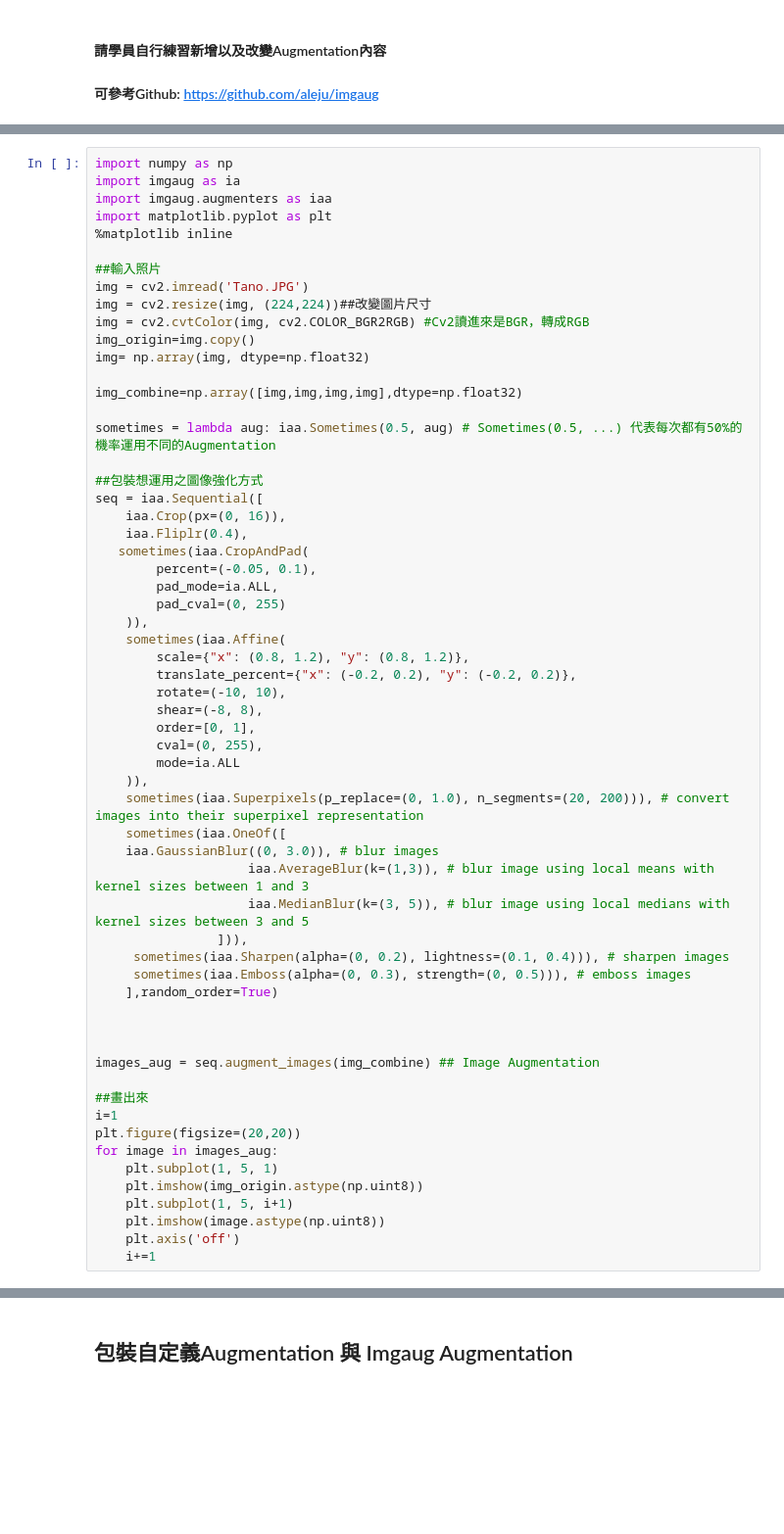
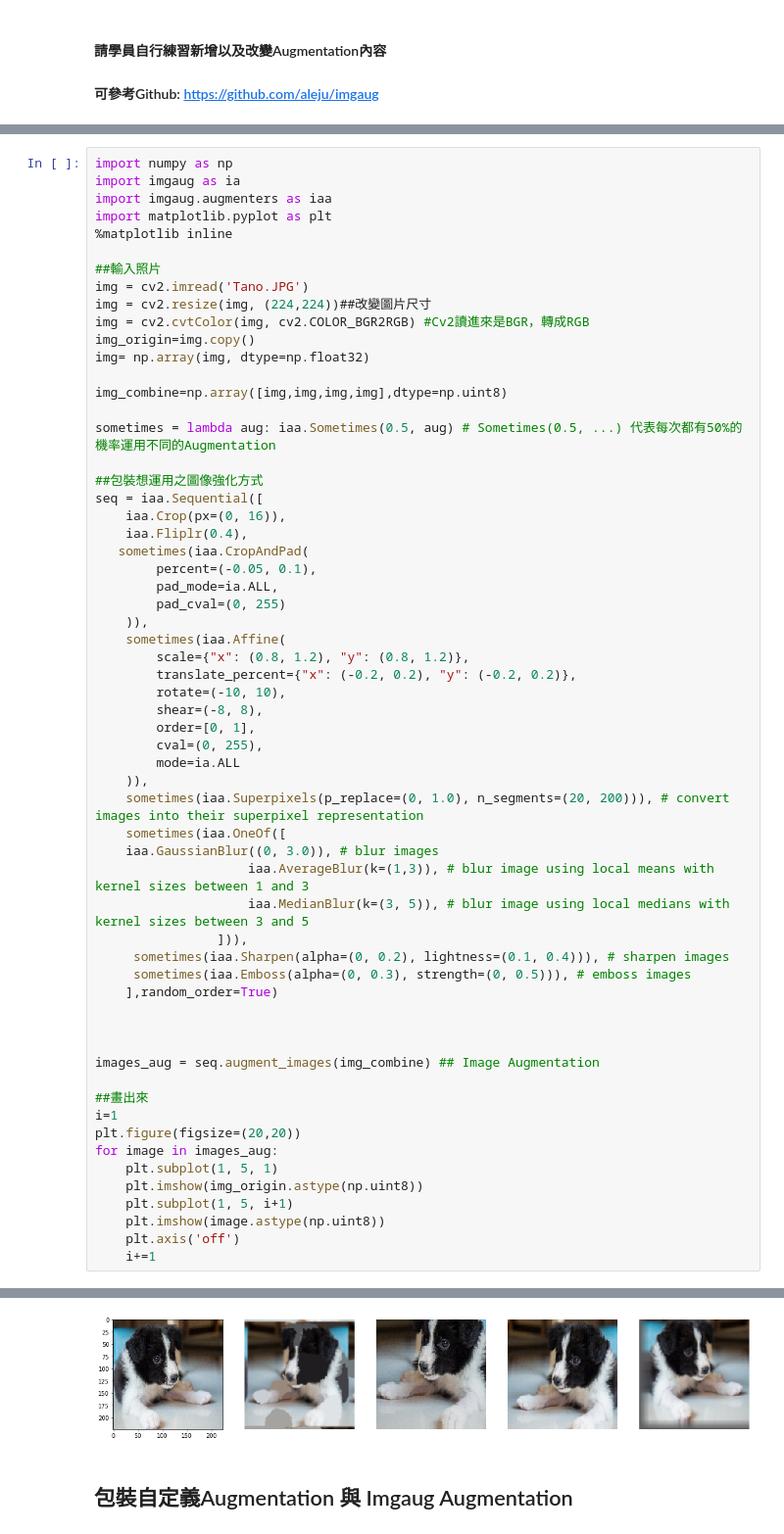
Before and after one commit to AndyJackpot/DL-CVMarathon, a Jupyter notebook: homework/Day016_Image Augmentation_HW.ipynb, the cells around one changed output, grey strips where cells are left out. Shown at 98% size. Saved outputs shown, nothing was run; the diff lists cells and outputs as text; blank space fills up the shorter version.

```diff
--- a/homework/Day016_Image Augmentation_HW.ipynb
+++ b/homework/Day016_Image Augmentation_HW.ipynb
@@ -158,7 +162,7 @@ img = cv2.cvtColor(img, cv2.COLOR_BGR2RGB) #Cv2讀進來是BGR，轉成RGB
 img_origin=img.copy()
 img= np.array(img, dtype=np.float32)
 
-img_combine=np.array([img,img,img,img],dtype=np.float32)
+img_combine=np.array([img,img,img,img],dtype=np.uint8)
 
 sometimes = lambda aug: iaa.Sometimes(0.5, aug) # Sometimes(0.5, ...) 代表每次都有50%的機率運用不同的Augmentation
 
@@ -209,3 +212,4 @@ ValueError: Got dtype 'float32' in augmenter 'UnnamedSuperpixels' (class 'Superp
+[figure, added]
 # %% [markdown]
 ## 包裝自定義Augmentation 與 Imgaug Augmentation
 # %%
```
Also changed, not shown: parts of 5 cells of this notebook.
